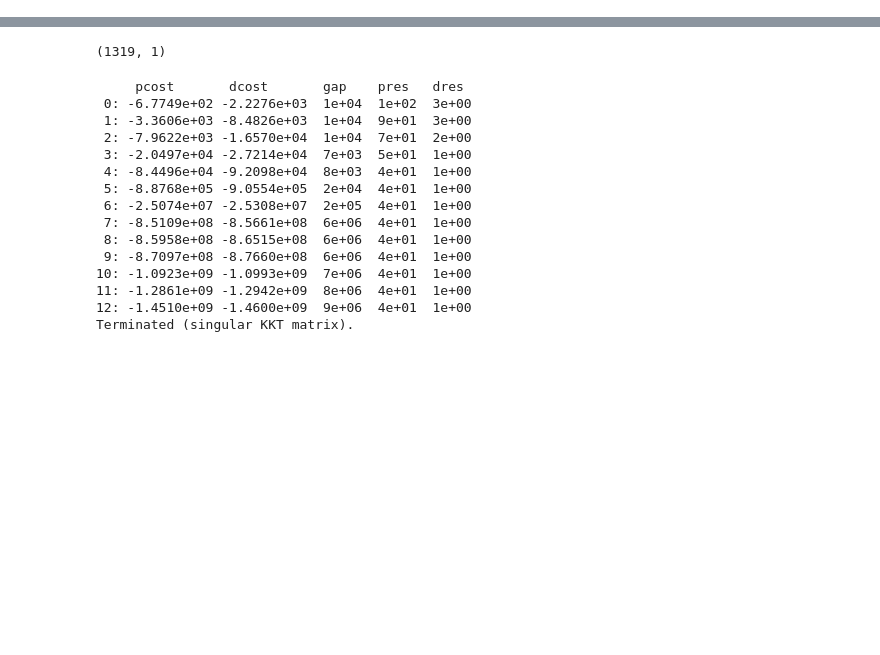
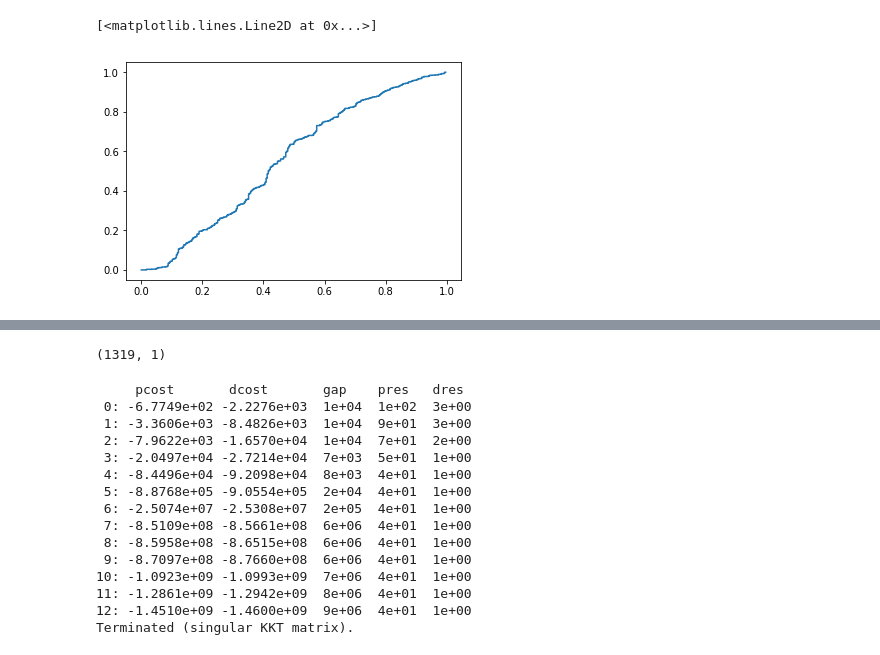
Before and after one commit to ShrekFelix/COMPSCI571-Machine-Learning, a Jupyter notebook: SVM.ipynb, the cells around one changed output, grey strips where cells are left out. Cells and saved outputs as stored; diff of their text form; code cells hidden in the pictures; blank space fills up the shorter version.

```diff
--- a/SVM.ipynb
+++ b/SVM.ipynb
@@ -172,2 +208,34 @@ class SVC():
-# %%
-score = X @ w.T + b
+# %%
+scores = X @ w.T + b
+Y_hat = [1 if score>0 else -1 for score in scores]
+# %%
+TP = 0
+FP = 0
+FN = 0
+TN = 0
+for i in range(len(X)):
+    if Y_hat[i]==Y[i]:
+        if Y_hat[i]==1:
+            TP += 1
+        else:
+            TN += 1
+    else:
+        if Y_hat[i]==1:
+            FP += 1
+        else:
+            FN += 1
+# %%
+x = [0 for i in range(len(curve))]
+y = [0 for i in range(len(curve))]
+for i in range(1,len(curve)):
+    if curve[i][1]==1:
+        x[i] = x[i-1]
+        y[i] = y[i-1]+1/(TP+FN)
+    else:
+        x[i] = x[i-1]+1/(FP+TN)
+        y[i] = y[i-1]
+# %%
+plt.plot(x,y)
+# %% [output]
+[<matplotlib.lines.Line2D at 0x...>]
+[figure, added]
```
Also changed, not shown: parts of 47 cells of this notebook.
